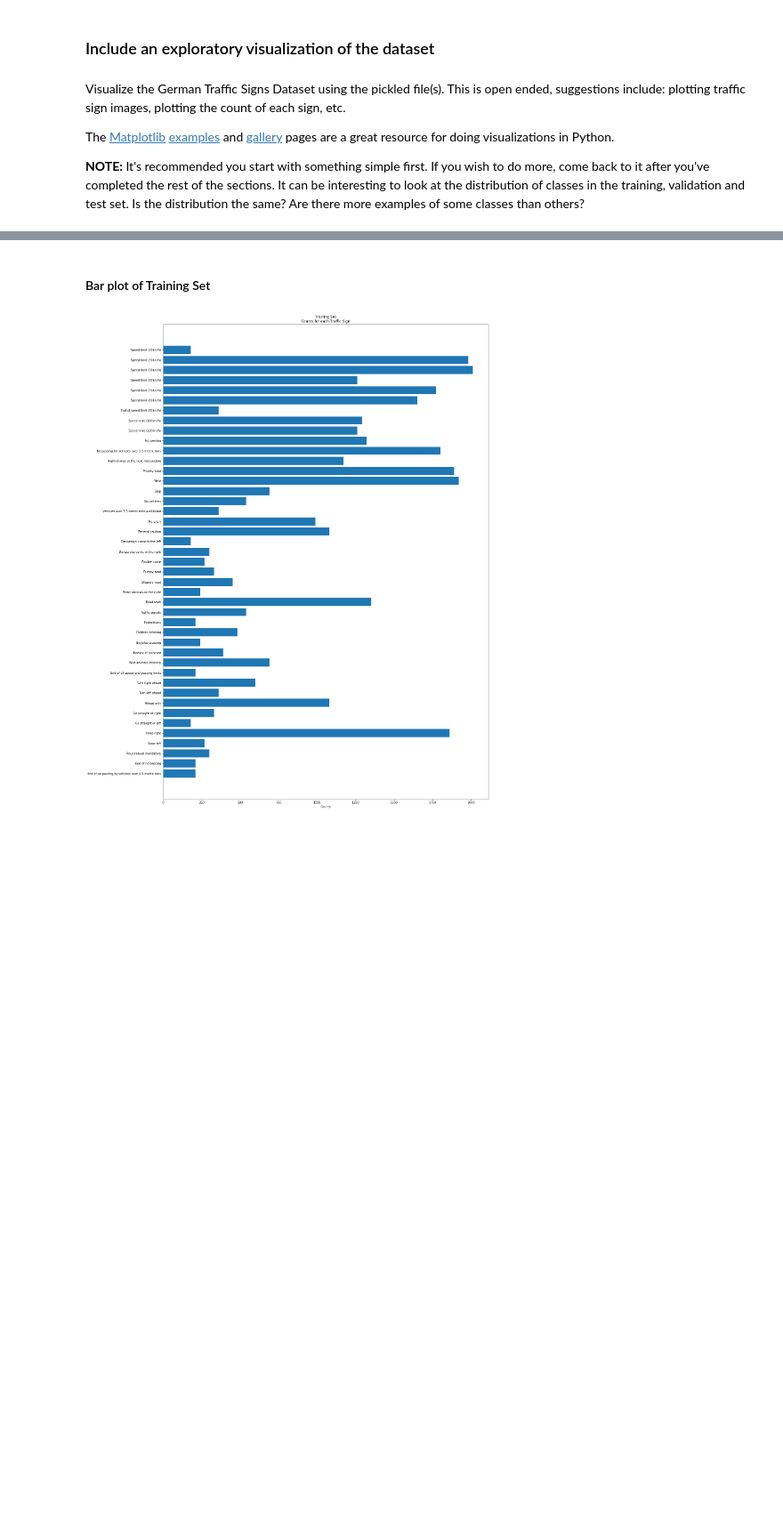
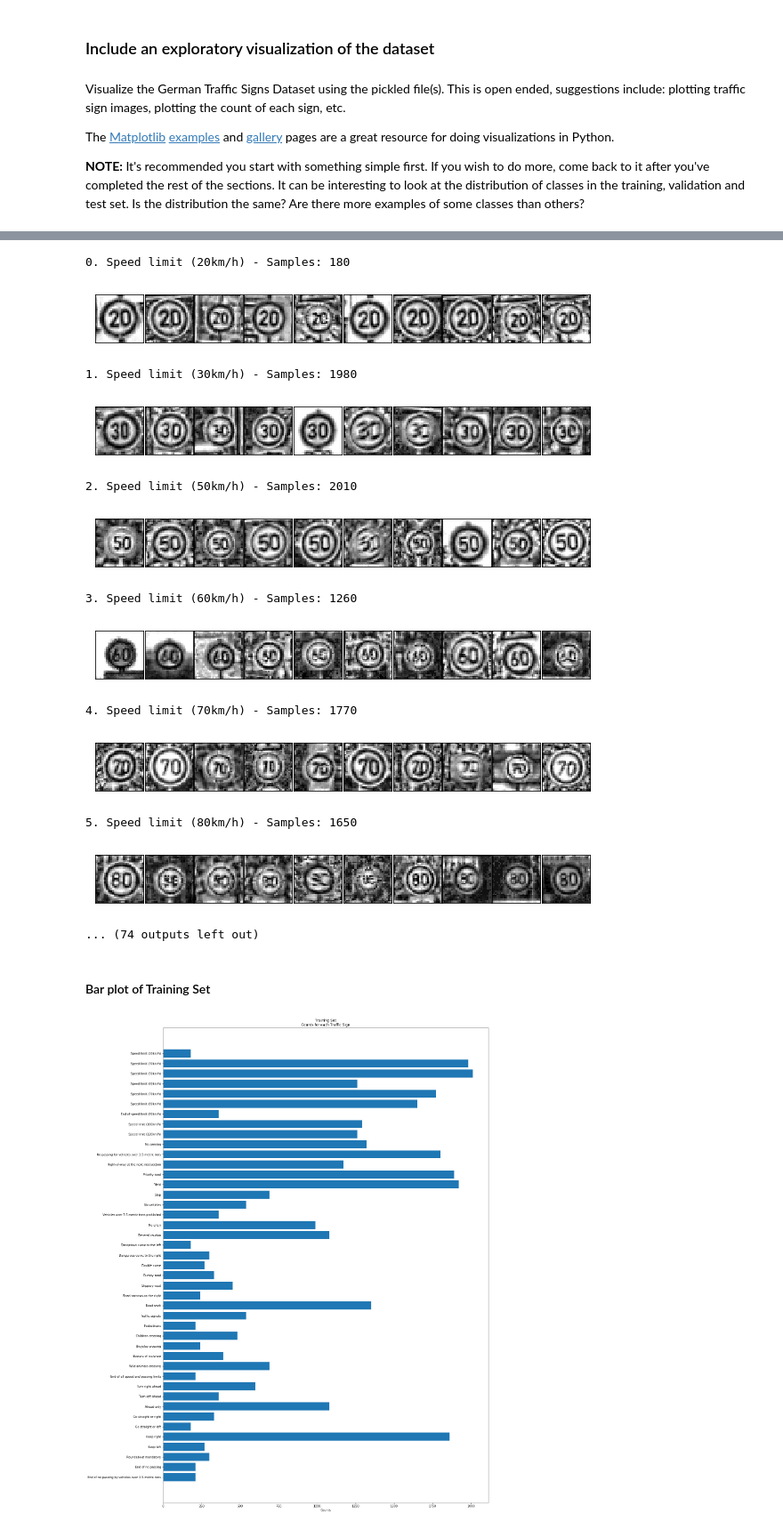
Before and after one commit to itscherylanne/CarND-Traffic-Sign-Classifier-Project, a Jupyter notebook: Traffic_Sign_Classifier.ipynb, the cells around one changed output, grey strips where cells are left out. Shown at 89% size. Saved outputs shown, nothing was run; the diff lists cells and outputs as text; code cells hidden in the pictures; blank space fills up the shorter version.

```diff
--- a/Traffic_Sign_Classifier.ipynb
+++ b/Traffic_Sign_Classifier.ipynb
@@ -130,3 +172,60 @@ plt.show()
+# %%
+import matplotlib.pyplot as plt
+import pandas as pd
+import random
+import numpy as np
+import cv2
+
+from sklearn.utils import shuffle
+from skimage import data, img_as_float
+from skimage import exposure, color
+
+def normalize(img):
+    #data[0]
+    #print(data.shape)
+
+    row = img.shape[0]
+    col = img.shape[1]
+    ch = img.shape[2]
+
+    img = color.rgb2gray(img)
+    img_rescale = exposure.equalize_adapthist(img, clip_limit=0.03)
+
+    return img_rescale.reshape( row, col, 1)
+
+%matplotlib inline
+
+ind = np.arange(n_classes)
+
+hist_train, bins = np.histogram( y_train, n_classes)
+
+samples_per_sign = 10
+for i in range(n_classes):
+    print("{0}. {1} - Samples: {2}".format(i, labels[i], hist_train[i]))
+    sample_indices = np.where(y_train==i)[0]
+    random_samples = random.sample(list(sample_indices), samples_per_sign)
+    fig = plt.figure(figsize = (samples_per_sign, 1))
+    fig.subplots_adjust(hspace = 0, wspace = 0)
+    for i in range(samples_per_sign):
+        image = X_train[random_samples[i]]
+        image = normalize(image)
+        ax = fig.add_subplot(1,samples_per_sign, i+1, xticks=[], yticks=[])
+        ax.imshow(image.squeeze(), cmap='gray')
+    plt.show()
+# %% [output]
+0. Speed limit (20km/h) - Samples: 180
+[figure, added]
+1. Speed limit (30km/h) - Samples: 1980
+[figure, added]
+2. Speed limit (50km/h) - Samples: 2010
+[figure, added]
+3. Speed limit (60km/h) - Samples: 1260
+[figure, added]
+4. Speed limit (70km/h) - Samples: 1770
+[figure, added]
+5. Speed limit (80km/h) - Samples: 1650
+[figure, added]
+... (74 outputs left out)
 # %% [markdown]
 #### Bar plot of Training Set
 # %%
```
Also changed, not shown: parts of 42 cells of this notebook, 28 other files.
